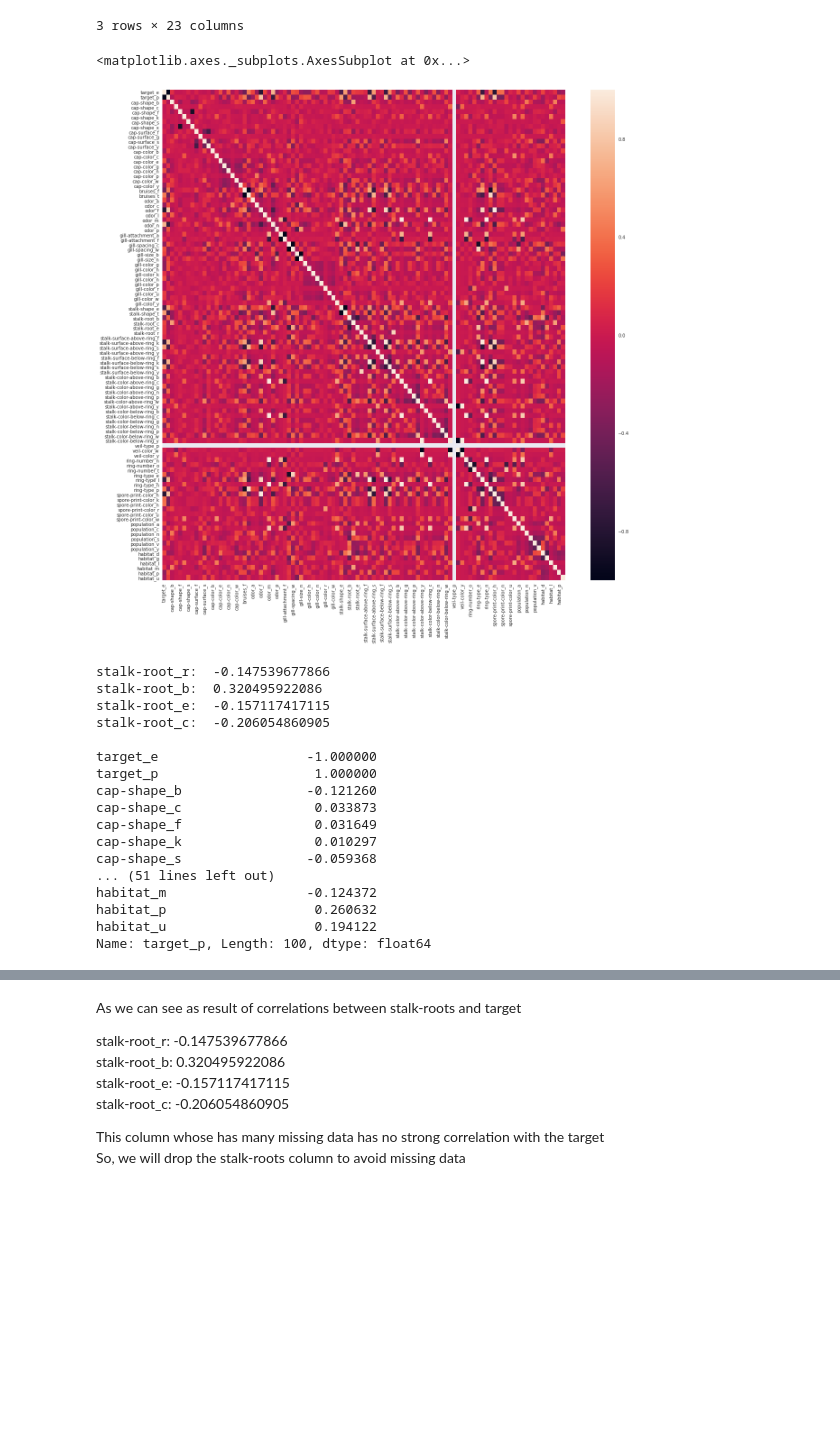
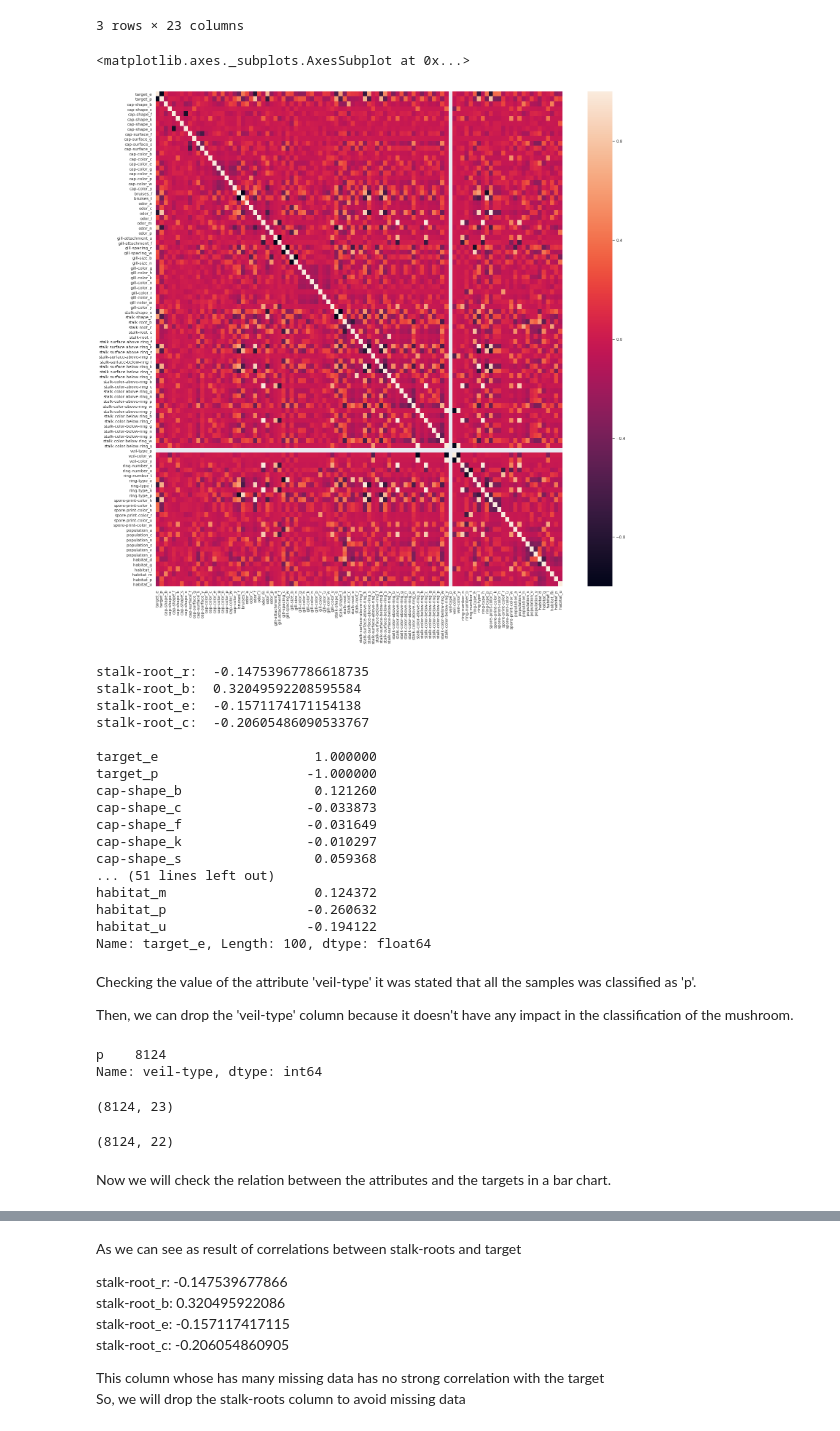
Before and after one commit to AprendizadoDeMaquina-2-2018/Mushroom_ML, a Jupyter notebook: Cleaning_mushroom_data.ipynb, the cells around one changed output, grey strips where cells are left out. Cells and saved outputs as stored; diff of their text form; code cells hidden in the pictures; blank space fills up the shorter version.

Commit message:
Removing veil-type column and adding bar chart.

```diff
--- a/Cleaning_mushroom_data.ipynb
+++ b/Cleaning_mushroom_data.ipynb
@@ -74,13 +74,13 @@ df_no_missing_values.head(3)
 # %%
 #Plotting heatmap
 sns.set()
-plt.figure(figsize=[20,20])
+plt.figure(figsize=[25,25])
 columns = ['target','cap-shape', 'cap-surface', 'cap-color', 'bruises', 'odor', 'gill-attachment', 'gill-spacing', 'gill-size', 'gill-color', 'stalk-shape', 'stalk-root', 'stalk-surface-above-ring', 'stalk-surface-below-ring', 'stalk-color-above-ring', 'stalk-color-below-ring', 'veil-type', 'veil-color', 'ring-number', 'ring-type', 'spore-print-color', 'population', 'habitat']
 df_no_missing_values_dummies = pd.get_dummies(df_no_missing_values, columns=columns)
 sns.heatmap(df_no_missing_values_dummies.corr())
 # %% [output]
 <matplotlib.axes._subplots.AxesSubplot at 0x...>
-[figure, old version]
+[figure, new version]
 # %%
 #Correlations between stalk-root and target
 print('stalk-root_r: ',df_no_missing_values_dummies.corr()['target_p']['stalk-root_r'])
@@ -89,22 +89,32 @@ print('stalk-root_e: ',df_no_missing_values_dummies.corr()['target_p']['stalk-ro
 print('stalk-root_c: ',df_no_missing_values_dummies.corr()['target_p']['stalk-root_c'])
 print('')
 
-print(df_no_missing_values_dummies.corr()['target_p'])
+relation_to_target_e = df_no_missing_values_dummies.corr()['target_e']
+print(relation_to_target_e)
 # %% [output]
-stalk-root_r:  -0.147539677866
-stalk-root_b:  0.320495922086
-stalk-root_e:  -0.157117417115
-stalk-root_c:  -0.206054860905
+stalk-root_r:  -0.14753967786618735
+stalk-root_b:  0.32049592208595584
+stalk-root_e:  -0.1571174171154138
+stalk-root_c:  -0.20605486090533767
 
-target_e                   -1.000000
-target_p                    1.000000
-cap-shape_b                -0.121260
-cap-shape_c                 0.033873
-cap-shape_f                 0.031649
-cap-shape_k                 0.010297
-cap-shape_s                -0.059368
+target_e                    1.000000
+target_p                   -1.000000
+cap-shape_b                 0.121260
+cap-shape_c                -0.033873
+cap-shape_f                -0.031649
+cap-shape_k                -0.010297
+cap-shape_s                 0.059368
 ... (51 lines left out)
-habitat_m                  -0.124372
-habitat_p                   0.260632
-habitat_u                   0.194122
-Name: target_p, Length: 100, dtype: float64
+habitat_m                   0.124372
+habitat_p                  -0.260632
+habitat_u                  -0.194122
+Name: target_e, Length: 100, dtype: float64
+# %% [markdown]
+Checking the value of the attribute 'veil-type' it was stated that all the samples was classified as 'p'.
+
+Then, we can drop the 'veil-type' column because it doesn't have any impact in the classification of the mushroom.
+# %%
+df['veil-type'].value_counts()
+# %% [output]
+p    8124
+Name: veil-type, dtype: int64
@@ -110,0 +123,10 @@ Name: target_p, Length: 100, dtype: float64
+# %%
+df.shape
+# %% [output]
+(8124, 23)
+# %%
+df_cleaned.shape
+# %% [output]
+(8124, 22)
+# %% [markdown]
+Now we will check the relation between the attributes and the targets in a bar chart.
```
Also changed, not shown: parts of 5 cells of this notebook.
